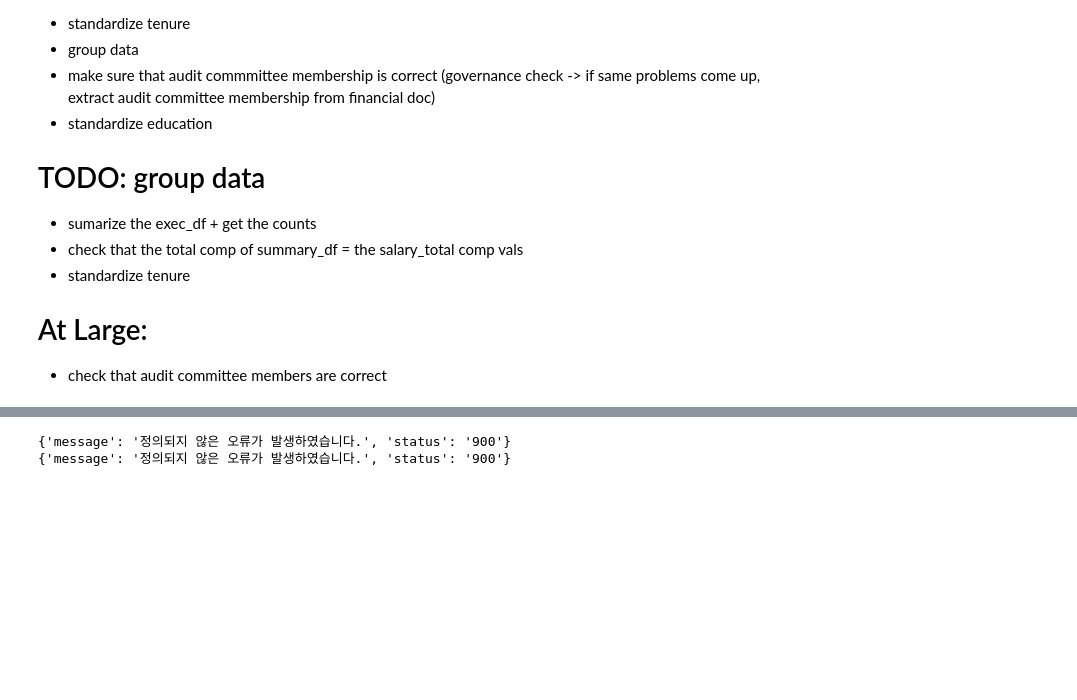
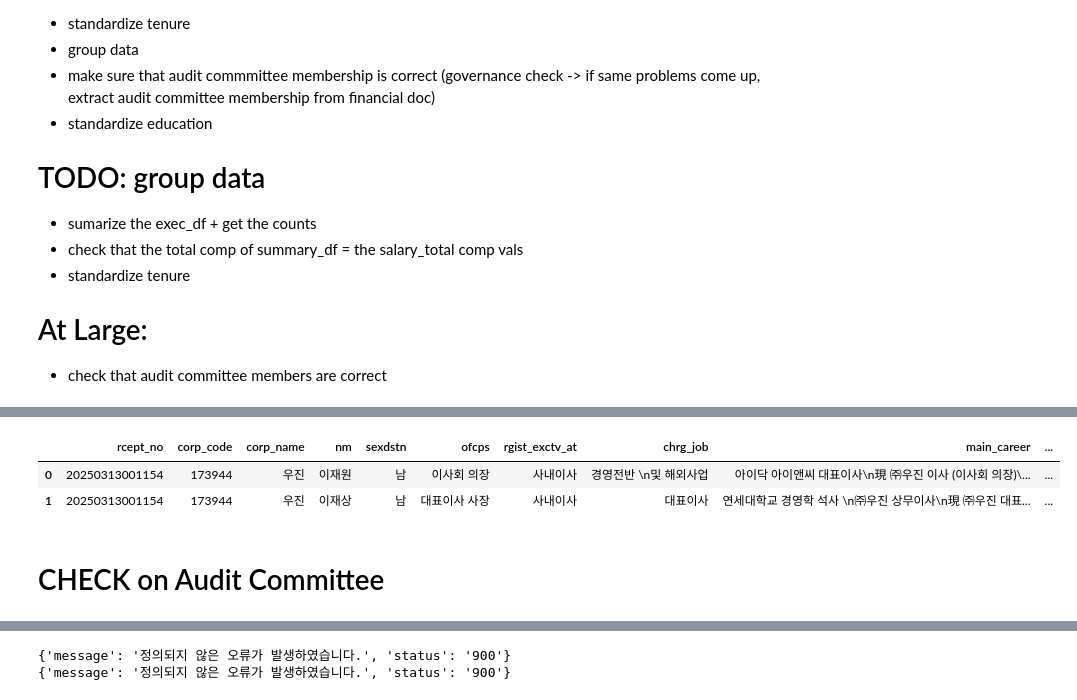
Before and after one commit to IreneYan07/governance_scoring_proj, a Jupyter notebook: notebooks/02_data_preprocessing.ipynb, the cells around one changed output, grey strips where cells are left out. Cells and saved outputs as stored; diff of their text form; code cells hidden in the pictures; blank space fills up the shorter version.

```diff
--- a/notebooks/02_data_preprocessing.ipynb
+++ b/notebooks/02_data_preprocessing.ipynb
@@ -455,0 +248,6 @@ kospi_codes['corp_code'] = kospi_codes['corp_code'].astype(str).str.zfill(8)
+# %%
+exec_df.head(2)
+# %% [output]
+|  | rcept_no | corp_code | corp_name | nm | sexdstn | ofcps | rgist_exctv_at | chrg_job | main_career | ... |
+| 0 | 20250313001154 | 173944 | 우진 | 이재원 | 남 | 이사회 의장 | 사내이사 | 경영전반 \n및 해외사업 | 아이닥 아이앤씨 대표이사\n現 ㈜우진 이사 (이사회 의장)\... | ... |
+| 1 | 20250313001154 | 173944 | 우진 | 이재상 | 남 | 대표이사 사장 | 사내이사 | 대표이사 | 연세대학교 경영학 석사 \n㈜우진 상무이사\n現 ㈜우진 대표... | ... |
@@ -455,0 +290,2 @@ kospi_codes['corp_code'] = kospi_codes['corp_code'].astype(str).str.zfill(8)
+# %% [markdown]
+# CHECK on Audit Committee
```
Also changed, not shown: parts of 21 cells of this notebook, 3 other files.
